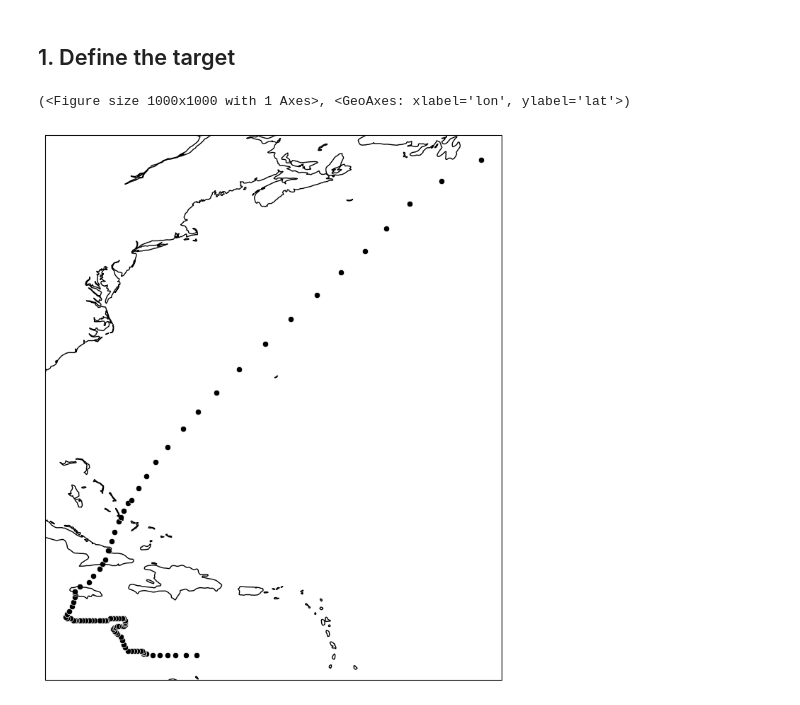
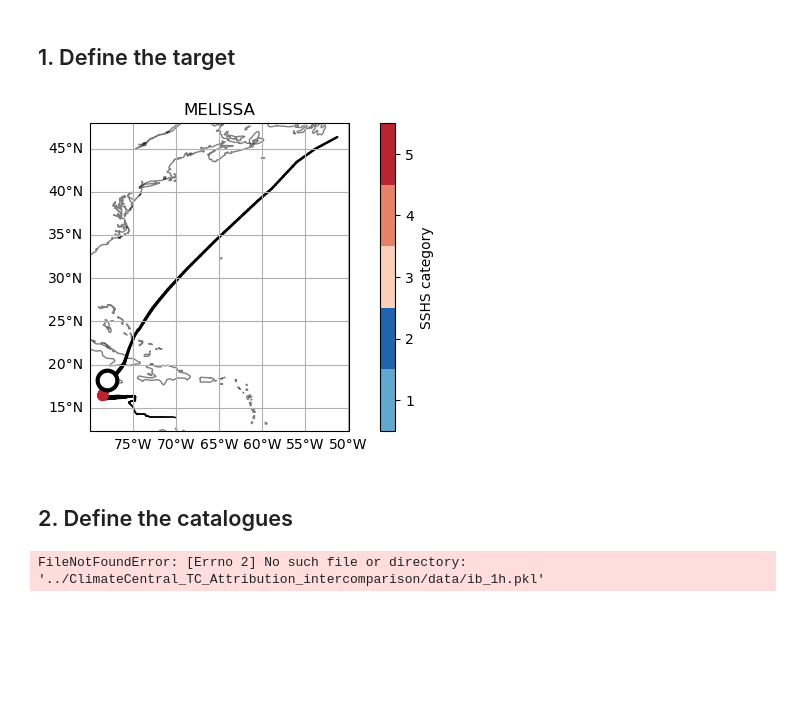
Before and after one commit to stella-bourdin/tc-track-analogues, a Jupyter notebook: notebooks/workflow.ipynb, the cells around one changed output. Saved outputs shown, nothing was run; the diff lists cells and outputs as text; code cells hidden in the pictures; blank space fills up the shorter version.

```diff
--- a/notebooks/workflow.ipynb
+++ b/notebooks/workflow.ipynb
@@ -20,11 +21,17 @@ import tc_track_analogues as tca
 # %%
 NAME, SEASON, BASIN = "MELISSA", 2025, "NA"
 LANDFALL_TIME = "2025-10-28T18:00:00"
+TIME_WINDOW = 24 # in hours
 # %%
 # Identify target case's track in IBTrACS
 target = tca.load_target_track_hourly(NAME, SEASON, BASIN)
+landfall = target.sel(time = LANDFALL_TIME)
+target_window_before_landfall = tca.extract_target_window_before_landfall(
+                                        target, LANDFALL_TIME, TIME_WINDOW
+                                        )
+# Visualise the target
+tca.plot_target_case(target, target_window_before_landfall, landfall, NAME)
+# %% [output]
+[figure, added]
-# %%
-target.hrcn.plot_tracks()
-# %% [output]
-(<Figure size 1000x1000 with 1 Axes>, <GeoAxes: xlabel='lon', ylabel='lat'>)
-[figure, removed]
+# %% [markdown]
+## 2. Define the catalogues
@@ -30,0 +45,22 @@ target.hrcn.plot_tracks()
+# %%
+## Parameters associated to the catalogues
+parameters = pd.DataFrame({
+    "index":catalogues.keys(),
+    "intensity_cols":
+        [['wind', 'pres'],
+         ['wind'],
+         ['wind'],
+         ['wind', 'pres']],
+    "dates":
+        [[1950, 1984, 1985, 2019],
+         [1950, 1984, 1985, 2019],
+         [1950, 1984, 1985, 2019],
+         [1901, 1955, 1956, 2010],
+        ],
+    "LF_DIST":
+        [1000, 300, 300, 300],
+    "d_max":
+        [3.,1., 1., 1.5]
+}).set_index("index")
+# %% [output]
+FileNotFoundError: [Errno 2] No such file or directory: '../ClimateCentral_TC_Attribution_intercomparison/data/ib_1h.pkl'
```
Also changed, not shown: parts of 2 cells of this notebook, 3 other files.
